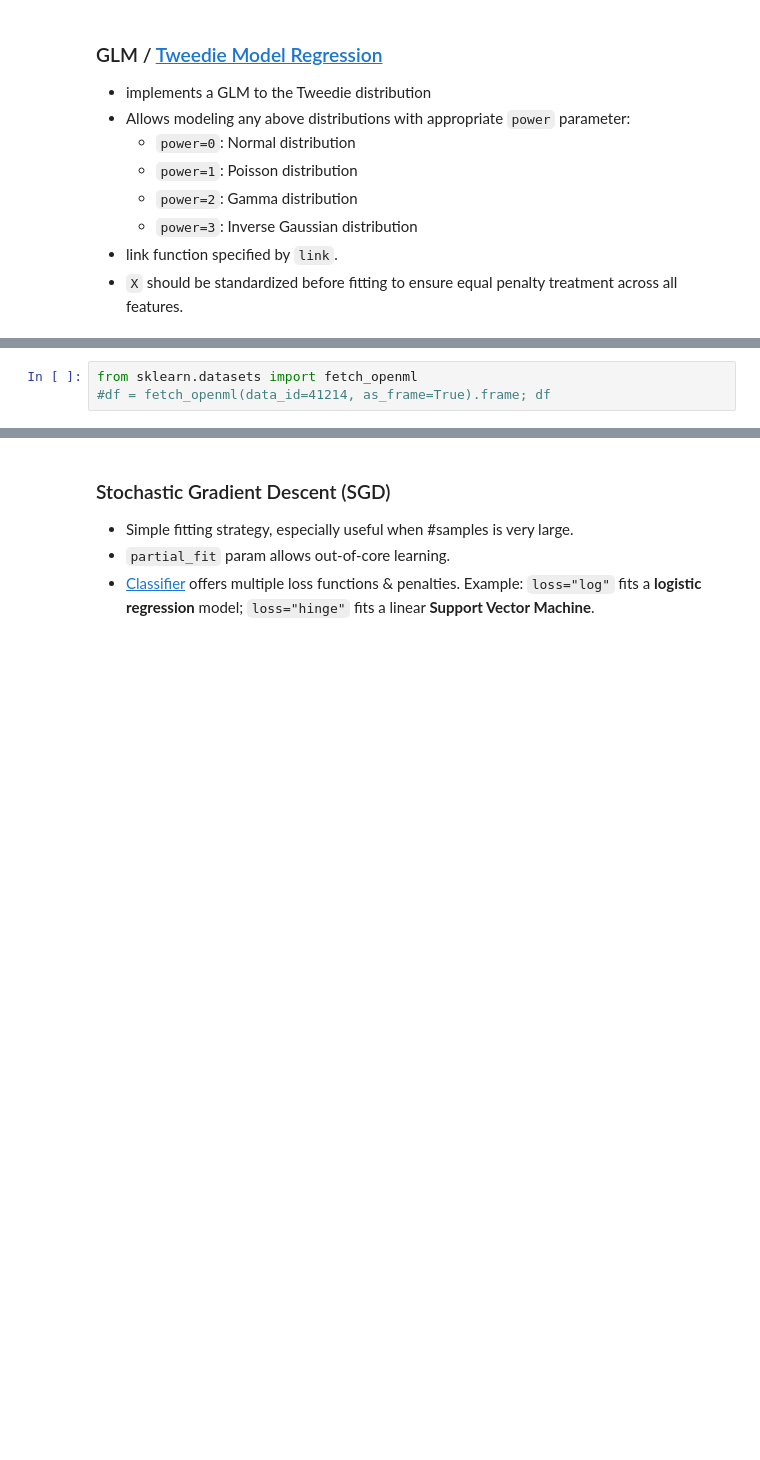
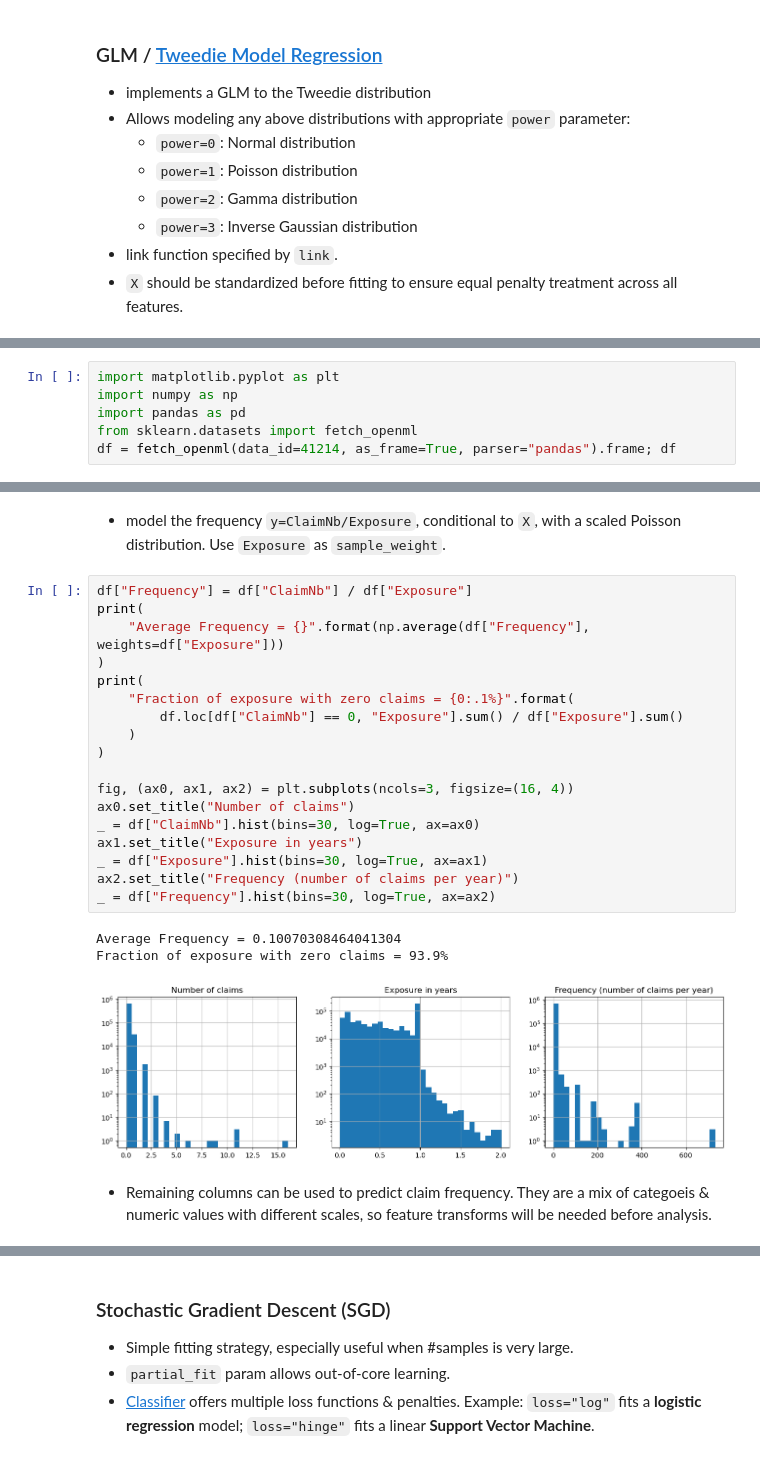
Before and after one commit to bjpcjp/scikit-learn, a Jupyter notebook: 01_linear_models.ipynb, the cells around one changed output, grey strips where cells are left out. Saved outputs shown, nothing was run; the diff lists cells and outputs as text; blank space fills up the shorter version.

Commit message:
1) updated GLM examples in 01_linear_models; 2) reran 02_discriminant_analysis (no chgs)

```diff
--- a/01_linear_models.ipynb
+++ b/01_linear_models.ipynb
@@ -1038,3 +1045,6 @@ print(reg.coef_, reg.intercept_)
 # %%
+import matplotlib.pyplot as plt
+import numpy as np
+import pandas as pd
 from sklearn.datasets import fetch_openml
-#df = fetch_openml(data_id=41214, as_frame=True).frame; df
+df = fetch_openml(data_id=41214, as_frame=True, parser="pandas").frame; df
@@ -1040,0 +1065,26 @@ from sklearn.datasets import fetch_openml
+# %% [markdown]
+- model the frequency `y=ClaimNb/Exposure`, conditional to `X`, with a scaled Poisson distribution. Use `Exposure` as `sample_weight`.
+# %%
+df["Frequency"] = df["ClaimNb"] / df["Exposure"]
+print(
+    "Average Frequency = {}".format(np.average(df["Frequency"], weights=df["Exposure"]))
+)
+print(
+    "Fraction of exposure with zero claims = {0:.1%}".format(
+        df.loc[df["ClaimNb"] == 0, "Exposure"].sum() / df["Exposure"].sum()
+    )
+)
+
+fig, (ax0, ax1, ax2) = plt.subplots(ncols=3, figsize=(16, 4))
+ax0.set_title("Number of claims")
+_ = df["ClaimNb"].hist(bins=30, log=True, ax=ax0)
+ax1.set_title("Exposure in years")
+_ = df["Exposure"].hist(bins=30, log=True, ax=ax1)
+ax2.set_title("Frequency (number of claims per year)")
+_ = df["Frequency"].hist(bins=30, log=True, ax=ax2)
+# %% [output]
+Average Frequency = 0.10070308464041304
+Fraction of exposure with zero claims = 93.9%
+[figure, added]
+# %% [markdown]
+- Remaining columns can be used to predict claim frequency. They are a mix of categoeis & numeric values with different scales, so feature transforms will be needed before analysis.
```
Also changed, not shown: parts of 27 cells of this notebook, 1 other file.
